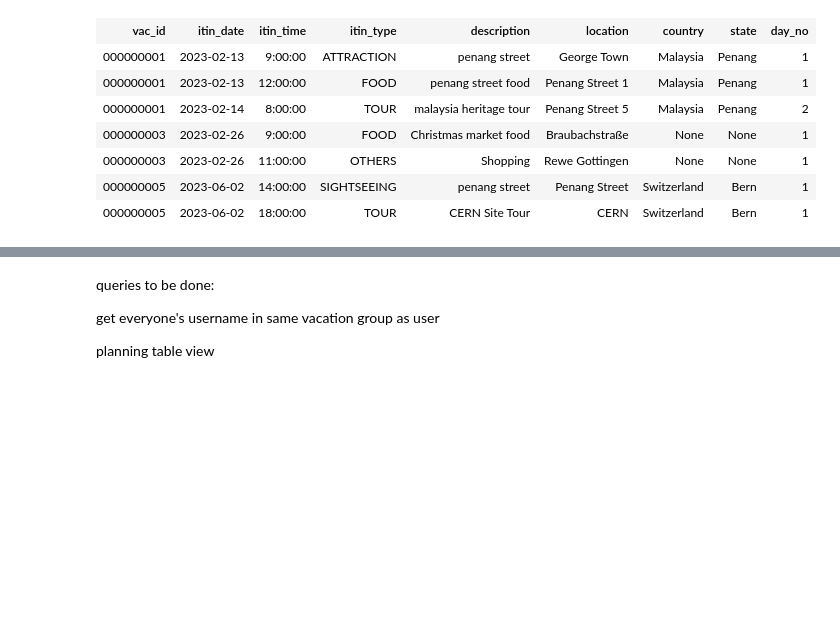
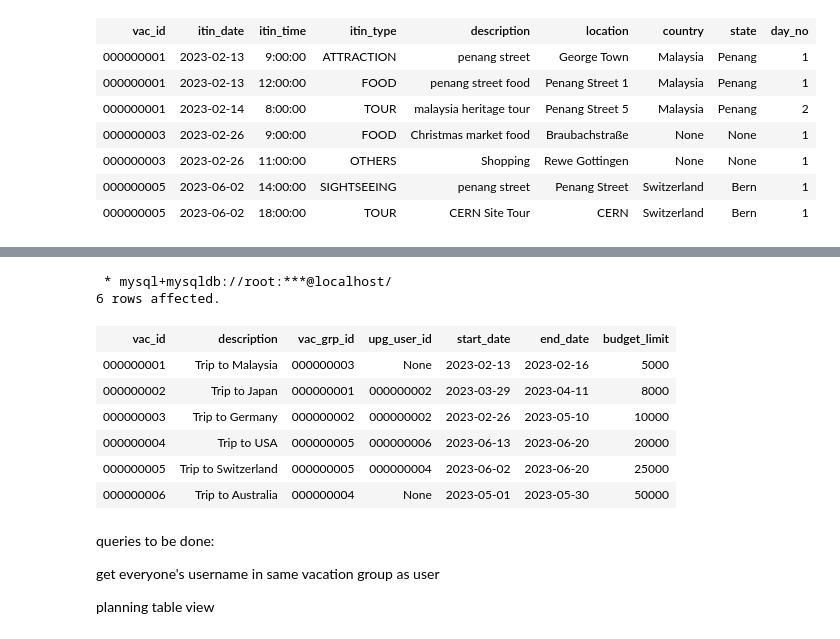
Before and after one commit to tyxin/ReadyHols, a Jupyter notebook: data_scripting.ipynb, the cells around one changed output, grey strips where cells are left out. Drawn from its saved outputs; the diff is of its cells as text; code cells hidden in the pictures; blank space fills up the shorter version.

Commit message:
Updating of User Profile

```diff
--- a/data_scripting.ipynb
+++ b/data_scripting.ipynb
@@ -653,3 +646,16 @@ select * from maps_itinerary_tbl
+# %%
+%%sql
+select * from vacation
+# %% [output]
+ * mysql+mysqldb://root:***@localhost/
+6 rows affected.
+| vac_id | description | vac_grp_id | upg_user_id | start_date | end_date | budget_limit |
+| 000000001 | Trip to Malaysia | 000000003 | None | 2023-02-13 | 2023-02-16 | 5000 |
+| 000000002 | Trip to Japan | 000000001 | 000000002 | 2023-03-29 | 2023-04-11 | 8000 |
+| 000000003 | Trip to Germany | 000000002 | 000000002 | 2023-02-26 | 2023-05-10 | 10000 |
+| 000000004 | Trip to USA | 000000005 | 000000006 | 2023-06-13 | 2023-06-20 | 20000 |
+| 000000005 | Trip to Switzerland | 000000005 | 000000004 | 2023-06-02 | 2023-06-20 | 25000 |
+| 000000006 | Trip to Australia | 000000004 | None | 2023-05-01 | 2023-05-30 | 50000 |
 # %% [markdown]
 queries to be done:
 
```
Also changed, not shown: parts of 9 cells of this notebook, 6 other files.
